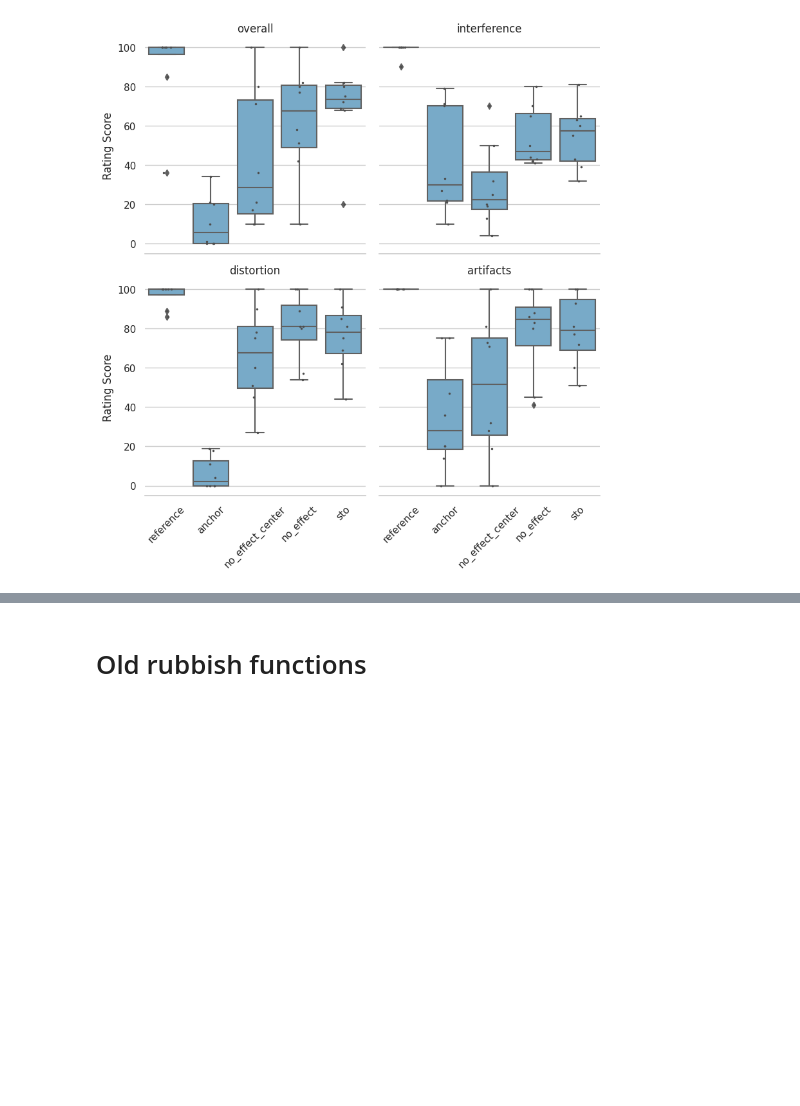
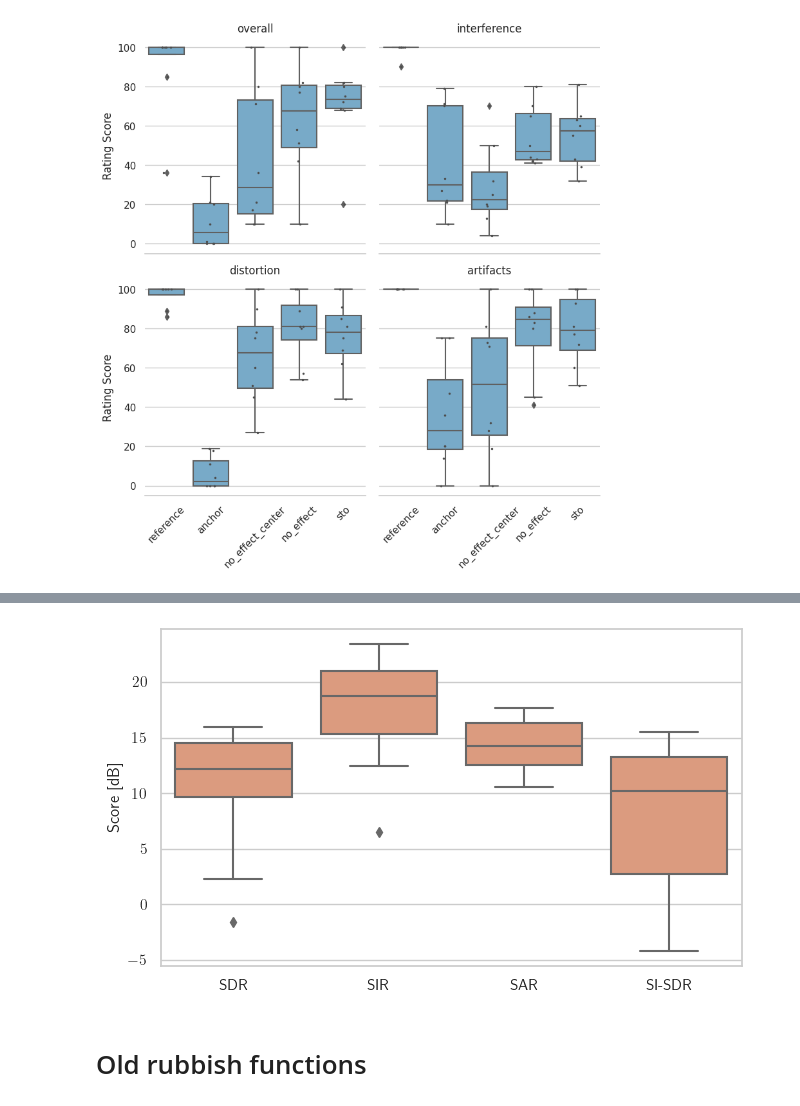
Before and after one commit to PierreChouteau/PAM_P3S, a Jupyter notebook: webmushra_analysis_test.ipynb, the cells around one changed output, grey strips where cells are left out. Cells and saved outputs as stored; diff of their text form; code cells hidden in the pictures; blank space fills up the shorter version.

```diff
--- a/webmushra_analysis_test.ipynb
+++ b/webmushra_analysis_test.ipynb
@@ -418,2 +450,38 @@ plot_instrument_average(data_no_inexperienced_no_inconsistent, save_fig=True, sa
+# %%
+# array([ 2.33197087,  9.11495562, 11.71989707, 14.82891394, 15.99101576,
+#        13.50202144, 12.69516869, 15.04360841, -1.61801102, 11.14790063]), array([12.46924282, 14.59496977, 19.80645356, 23.39173371, 21.34634745,
+#        18.88035077, 18.62993491, 22.6899395 ,  6.54638237, 17.57932944]), array([13.98771142, 11.00966498, 12.65775234, 16.28976029, 17.63966668,
+#        16.26746956, 14.44515217, 16.40408524, 10.59267384, 12.55103111]), array([-1.6237959 ,  6.46789807, 10.07495397, 13.98181408, 15.48012191,
+#        10.40671798, 11.4567884 , 13.85911906, -4.17667521,  1.49296944])
+# create array
+sdr = [ 2.33197087,  9.11495562, 11.71989707, 14.82891394, 15.99101576,
+         13.50202144, 12.69516869, 15.04360841, -1.61801102, 11.14790063]
+
+sir = [ 12.46924282, 14.59496977, 19.80645356, 23.39173371, 21.34634745,
+        18.88035077, 18.62993491, 22.6899395 ,  6.54638237, 17.57932944]
+
+sar = [ 13.98771142, 11.00966498, 12.65775234, 16.28976029, 17.63966668,
+        16.26746956, 14.44515217, 16.40408524, 10.59267384, 12.55103111]
+sisdr = [ -1.6237959 ,  6.46789807, 10.07495397, 13.98181408, 15.48012191,
+        10.40671798, 11.4567884 , 13.85911906, -4.17667521,  1.49296944]
+
+# create dataframe
+df = pd.DataFrame({'SDR': sdr, 'SIR': sir, 'SAR': sar, 'SI-SDR': sisdr})
+df = df.melt(var_name='metric', value_name='value')
+
+# plot
+sns.set(style="whitegrid")
+# get one color from flare color palette
+g = sns.boxplot(x='metric', y='value', data=df, color=sns.color_palette("flare", 8)[0])
+g.set(xlabel='', ylabel='Score [dB]')
+# set figure size in inches
+plt.gcf().set_size_inches(w=6.718, h=4)
+
+plt.tight_layout()
+plt.savefig('../results/objective_metrics_MUSDB.pdf', dpi=600)
+
+# fig.set_size_inches(w=6.718, h=4)
+# %% [output]
+[figure, added]
 # %% [markdown]
 # Old rubbish functions
```
Also changed, not shown: parts of 13 cells of this notebook.
